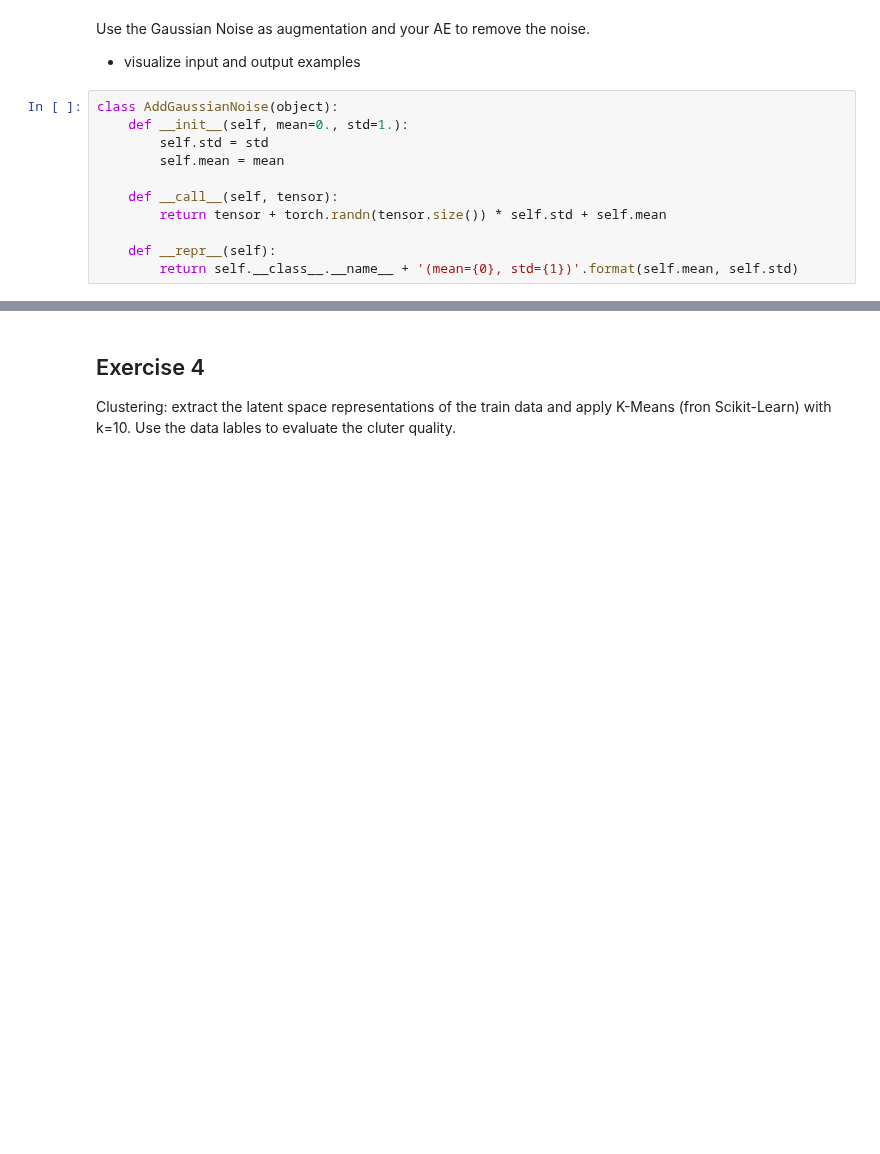
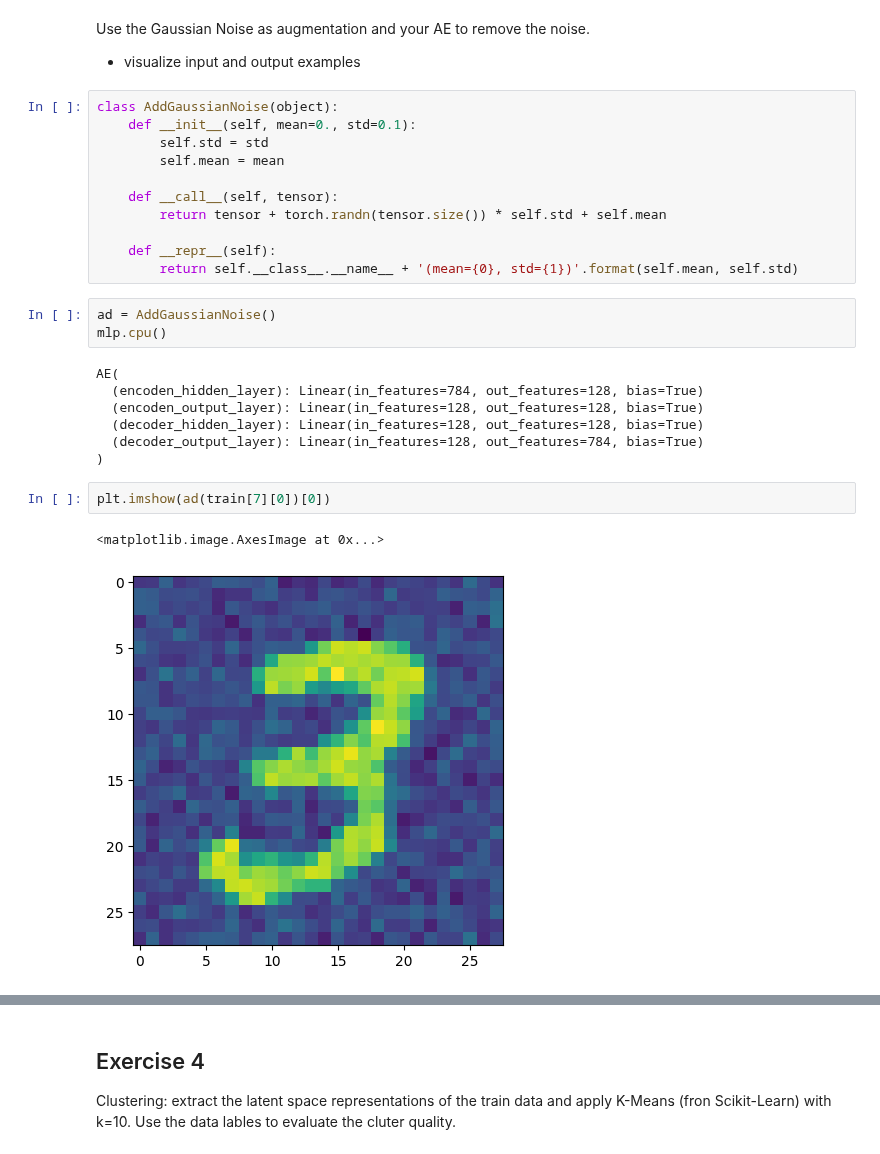
Before and after one commit to MrEwdew/DeepLearning25, a Jupyter notebook: week_8/Assignment_AE_MNIST.ipynb, the cells around one changed output, grey strips where cells are left out. Cells and saved outputs as stored; diff of their text form; blank space fills up the shorter version.

```diff
--- a/week_8/Assignment_AE_MNIST.ipynb
+++ b/week_8/Assignment_AE_MNIST.ipynb
@@ -151,7 +167,7 @@ Use the Gaussian Noise as augmentation and your AE to remove the noise.
 * visualize input and output examples
 # %%
 class AddGaussianNoise(object):
-    def __init__(self, mean=0., std=1.):
+    def __init__(self, mean=0., std=0.1):
         self.std = std
         self.mean = mean
 
@@ -160,3 +176,18 @@ class AddGaussianNoise(object):
 
     def __repr__(self):
         return self.__class__.__name__ + '(mean={0}, std={1})'.format(self.mean, self.std)
+# %%
+ad = AddGaussianNoise()
+mlp.cpu()
+# %% [output]
+AE(
+  (encoden_hidden_layer): Linear(in_features=784, out_features=128, bias=True)
+  (encoden_output_layer): Linear(in_features=128, out_features=128, bias=True)
+  (decoder_hidden_layer): Linear(in_features=128, out_features=128, bias=True)
+  (decoder_output_layer): Linear(in_features=128, out_features=784, bias=True)
+)
+# %%
+plt.imshow(ad(train[7][0])[0])
+# %% [output]
+<matplotlib.image.AxesImage at 0x...>
+[figure, added]
```
Also changed, not shown: parts of 10 cells of this notebook.
